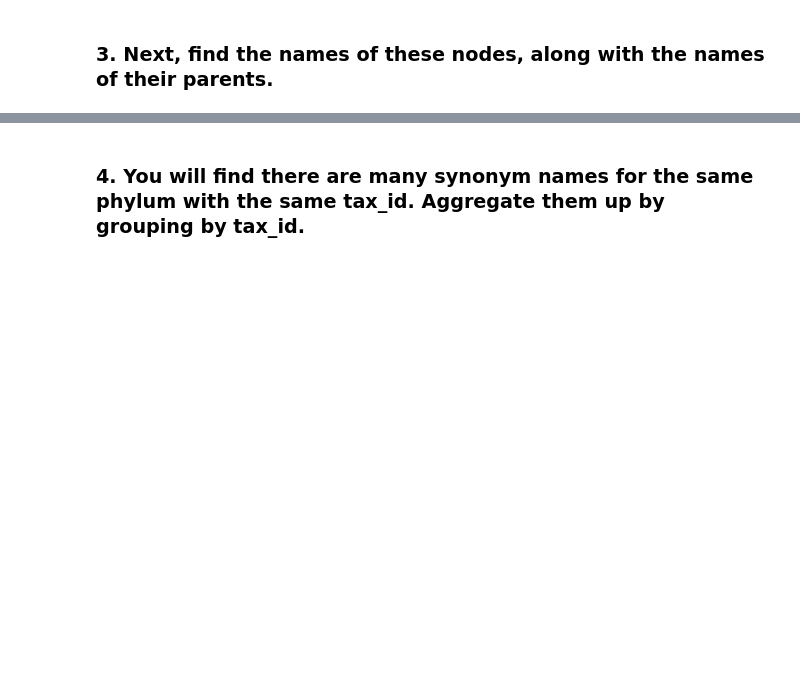
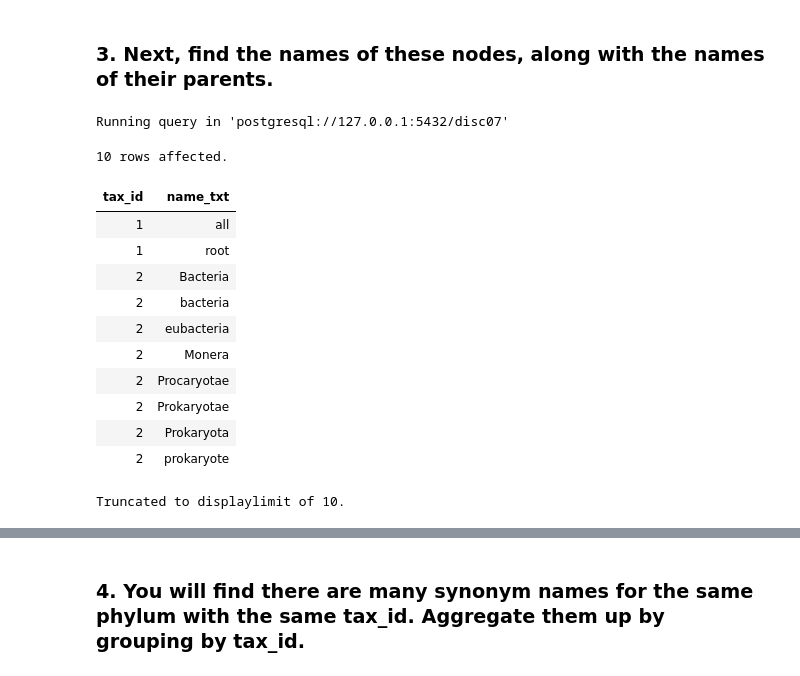
Before and after one commit to cal-data-eng/sp24-materials, a Jupyter notebook: disc/disc07/disc07.ipynb, the cells around one changed output, grey strips where cells are left out. Drawn from its saved outputs; the diff is of its cells as text; code cells hidden in the pictures; blank space fills up the shorter version.

```diff
--- a/disc/disc07/disc07.ipynb
+++ b/disc/disc07/disc07.ipynb
@@ -79,3 +151,24 @@ Make sure to have the following columns in the view:
 # %%
 %%sql
 -- your code here
+# %%
+%%sql
+SELECT nodes.tax_id, name_txt
+FROM nodes, names
+WHERE nodes.tax_id = names.tax_id
+LIMIT 10;
+# %% [output]
+Running query in 'postgresql://127.0.0.1:5432/disc07'
+10 rows affected.
+| tax_id | name_txt |
+| 1 | all |
+| 1 | root |
+| 2 | Bacteria |
+| 2 | bacteria |
+| 2 | eubacteria |
+| 2 | Monera |
+| 2 | Procaryotae |
+| 2 | Prokaryotae |
+| 2 | Prokaryota |
+| 2 | prokaryote |
+Truncated to displaylimit of 10.
```
Also changed, not shown: parts of 8 cells of this notebook, 1 other file.
